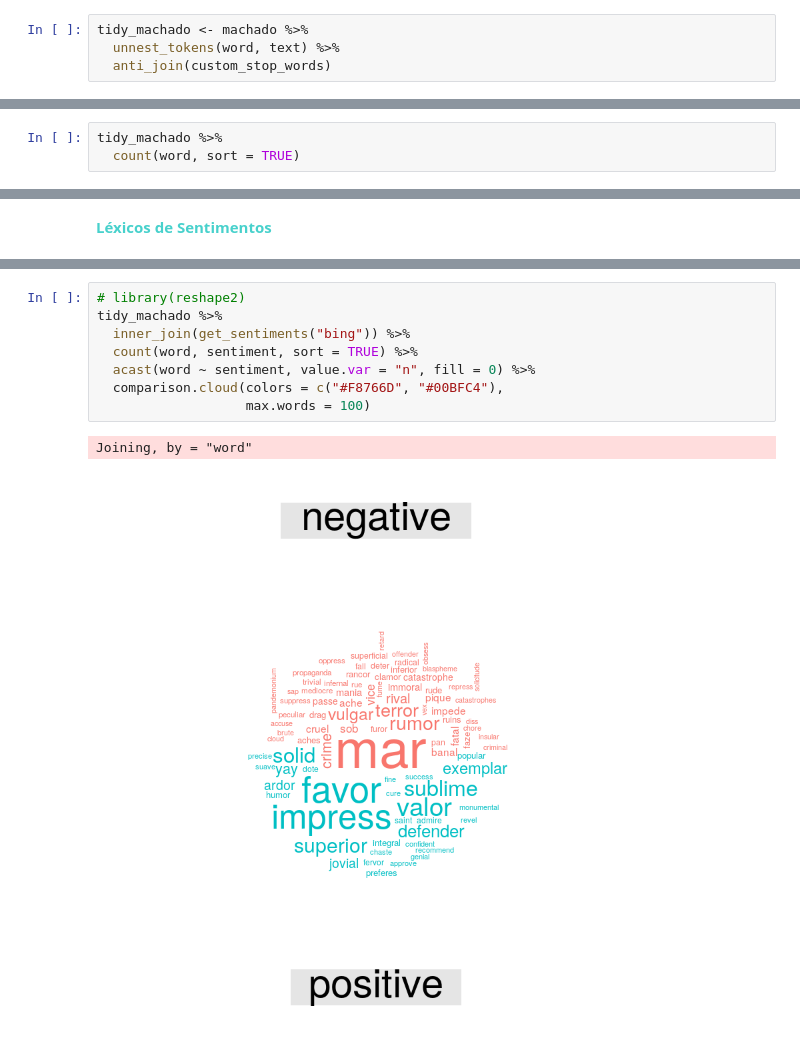
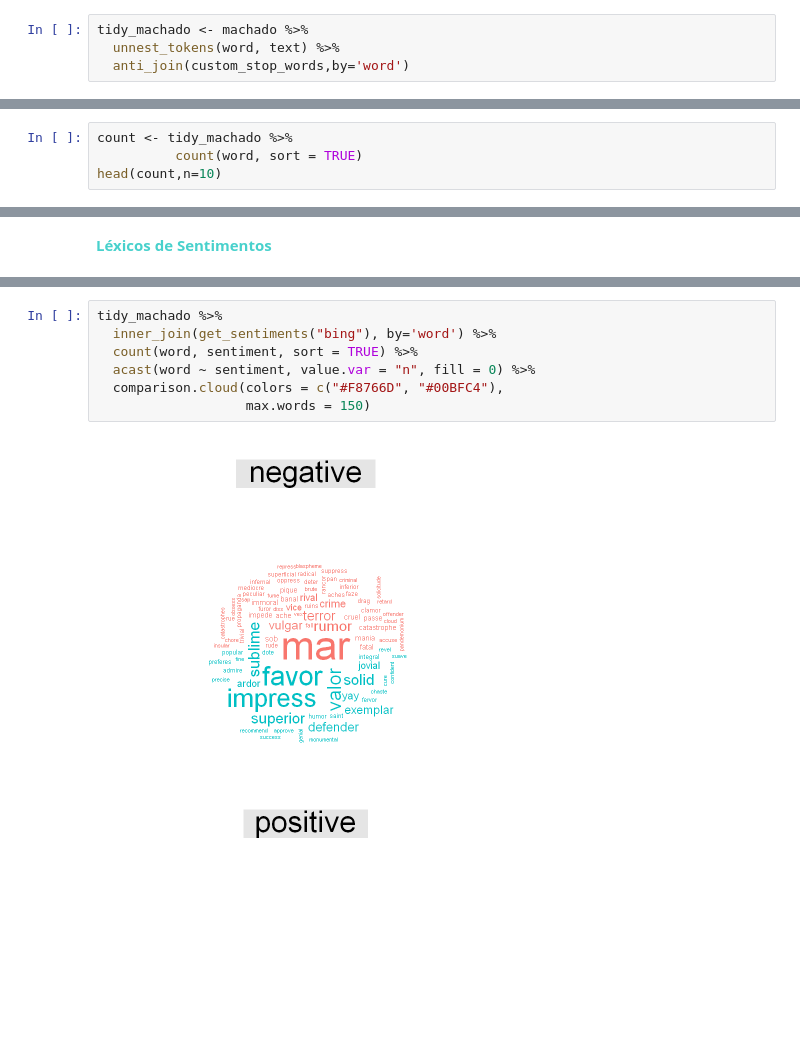
Before and after one commit to brendasalenave/text-mining-R, a Jupyter notebook: Machado-TidyText.ipynb, the cells around one changed output, grey strips where cells are left out. Cells and saved outputs as stored; diff of their text form; blank space fills up the shorter version.

```diff
--- a/Machado-TidyText.ipynb
+++ b/Machado-TidyText.ipynb
@@ -40,4 +43,4 @@ custom_stop_words <- bind_rows(stop_words,
 # %%
 tidy_machado <- machado %>%
   unnest_tokens(word, text) %>%
-  anti_join(custom_stop_words)
+  anti_join(custom_stop_words,by='word')
@@ -46,4 +47,5 @@ Joining, by = "word"
 # %%
-tidy_machado %>%
-  count(word, sort = TRUE)
+count <- tidy_machado %>%
+          count(word, sort = TRUE)
+head(count,n=10)
 # %% [output]
@@ -185,14 +170,12 @@ Joining, by = "word"
 # %%
-# library(reshape2)
 tidy_machado %>%
-  inner_join(get_sentiments("bing")) %>%
+  inner_join(get_sentiments("bing"), by='word') %>%
   count(word, sentiment, sort = TRUE) %>%
   acast(word ~ sentiment, value.var = "n", fill = 0) %>%
   comparison.cloud(colors = c("#F8766D", "#00BFC4"),
-                   max.words = 100)
+                   max.words = 150)
 # %% [output]
-Joining, by = "word"
-[figure, old version]
+[figure, new version]
 # %%
 machado_bigrams <- machado %>%
   unnest_tokens(bigram, text, token = "ngrams", n = 2)
```
Also changed, not shown: parts of 17 cells of this notebook.
